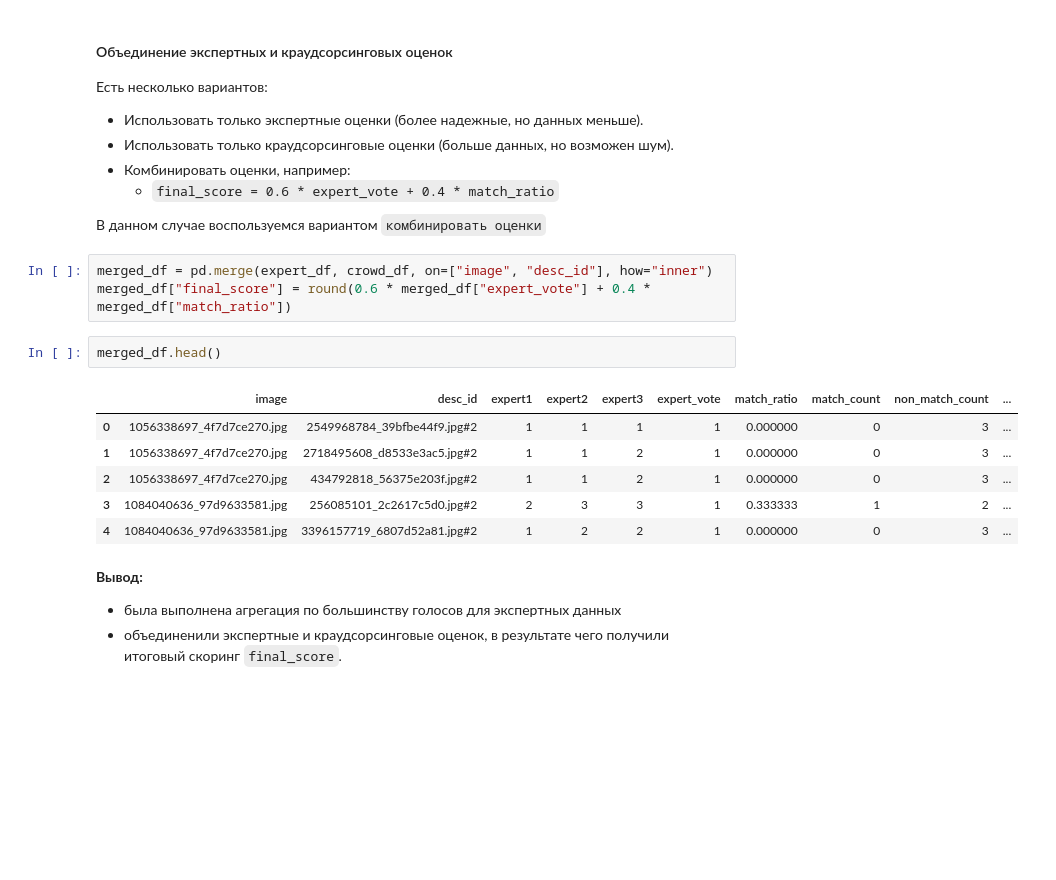
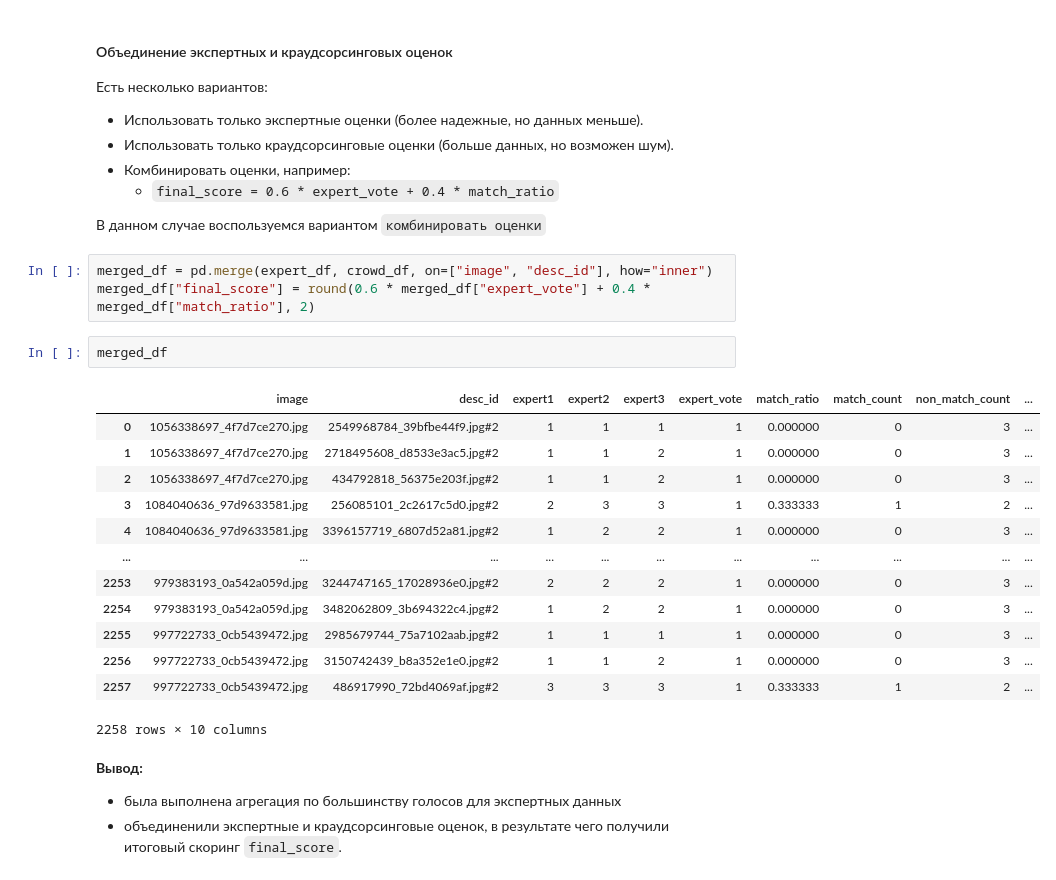
Before and after one commit to mikibouns/project_4, a Jupyter notebook: project.ipynb, the cells around one changed output. Drawn from its saved outputs; the diff is of its cells as text; blank space fills up the shorter version.

```diff
--- a/project.ipynb
+++ b/project.ipynb
@@ -393,16 +410,23 @@ expert_df.head()
 В данном случае воспользуемся вариантом `комбинировать оценки`
 # %%
 merged_df = pd.merge(expert_df, сrowd_df, on=["image", "desc_id"], how="inner")
-merged_df["final_score"] = round(0.6 * merged_df["expert_vote"] + 0.4 * merged_df["match_ratio"])
+merged_df["final_score"] = round(0.6 * merged_df["expert_vote"] + 0.4 * merged_df["match_ratio"], 2)
 # %%
-merged_df.head()
+merged_df
 # %% [output]
 |  | image | desc_id | expert1 | expert2 | expert3 | expert_vote | match_ratio | match_count | non_match_count | ... |
 | 0 | 1056338697_4f7d7ce270.jpg | 2549968784_39bfbe44f9.jpg#2 | 1 | 1 | 1 | 1 | 0.000000 | 0 | 3 | ... |
 | 1 | 1056338697_4f7d7ce270.jpg | 2718495608_d8533e3ac5.jpg#2 | 1 | 1 | 2 | 1 | 0.000000 | 0 | 3 | ... |
 | 2 | 1056338697_4f7d7ce270.jpg | 434792818_56375e203f.jpg#2 | 1 | 1 | 2 | 1 | 0.000000 | 0 | 3 | ... |
 | 3 | 1084040636_97d9633581.jpg | 256085101_2c2617c5d0.jpg#2 | 2 | 3 | 3 | 1 | 0.333333 | 1 | 2 | ... |
 | 4 | 1084040636_97d9633581.jpg | 3396157719_6807d52a81.jpg#2 | 1 | 2 | 2 | 1 | 0.000000 | 0 | 3 | ... |
+| ... | ... | ... | ... | ... | ... | ... | ... | ... | ... | ... |
+| 2253 | 979383193_0a542a059d.jpg | 3244747165_17028936e0.jpg#2 | 2 | 2 | 2 | 1 | 0.000000 | 0 | 3 | ... |
+| 2254 | 979383193_0a542a059d.jpg | 3482062809_3b694322c4.jpg#2 | 1 | 2 | 2 | 1 | 0.000000 | 0 | 3 | ... |
+| 2255 | 997722733_0cb5439472.jpg | 2985679744_75a7102aab.jpg#2 | 1 | 1 | 1 | 1 | 0.000000 | 0 | 3 | ... |
+| 2256 | 997722733_0cb5439472.jpg | 3150742439_b8a352e1e0.jpg#2 | 1 | 1 | 2 | 1 | 0.000000 | 0 | 3 | ... |
+| 2257 | 997722733_0cb5439472.jpg | 486917990_72bd4069af.jpg#2 | 3 | 3 | 3 | 1 | 0.333333 | 1 | 2 | ... |
+2258 rows × 10 columns
 # %% [markdown]
 **Вывод:**
 - была выполнена агрегация по большинству голосов для экспертных данных
```
Also changed, not shown: parts of 30 cells of this notebook.
